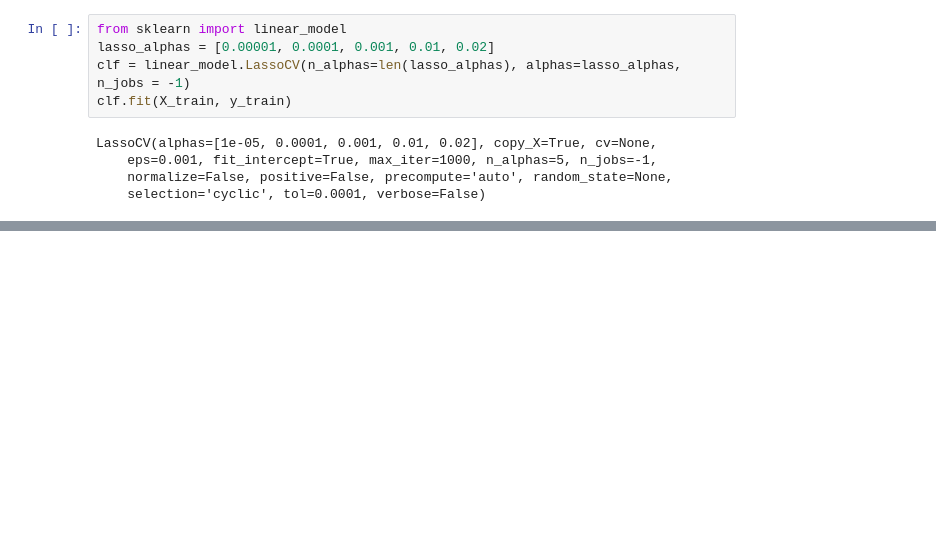
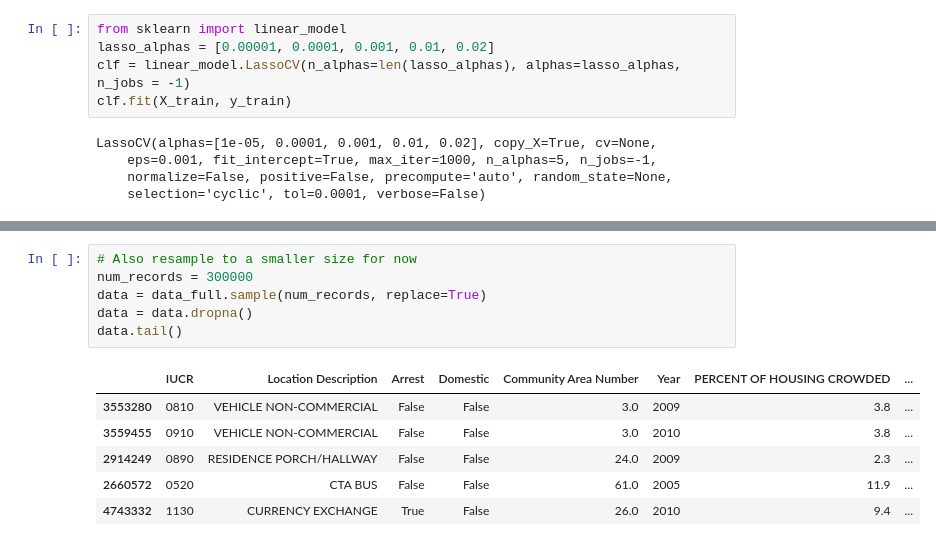
Before and after one commit to crime-analysis/crime_predictions, a Jupyter notebook: Crime Prediction Ben.ipynb, the cells around one changed output, grey strips where cells are left out. Cells and saved outputs as stored; diff of their text form; blank space fills up the shorter version.

```diff
--- a/Crime Prediction Ben.ipynb
+++ b/Crime Prediction Ben.ipynb
@@ -109,0 +119,13 @@ lasso = linear_model.Lasso(alpha=alpha)
+# %%
+# Also resample to a smaller size for now
+num_records = 300000
+data = data_full.sample(num_records, replace=True)
+data = data.dropna()
+data.tail()
+# %% [output]
+|  | IUCR | Location Description | Arrest | Domestic | Community Area Number | Year | PERCENT OF HOUSING CROWDED | ... |
+| 3553280 | 0810 | VEHICLE NON-COMMERCIAL | False | False | 3.0 | 2009 | 3.8 | ... |
+| 3559455 | 0910 | VEHICLE NON-COMMERCIAL | False | False | 3.0 | 2010 | 3.8 | ... |
+| 2914249 | 0890 | RESIDENCE PORCH/HALLWAY | False | False | 24.0 | 2009 | 2.3 | ... |
+| 2660572 | 0520 | CTA BUS | False | False | 61.0 | 2005 | 11.9 | ... |
+| 4743332 | 1130 | CURRENCY EXCHANGE | True | False | 26.0 | 2010 | 9.4 | ... |
```
Also changed, not shown: parts of 12 cells of this notebook.
